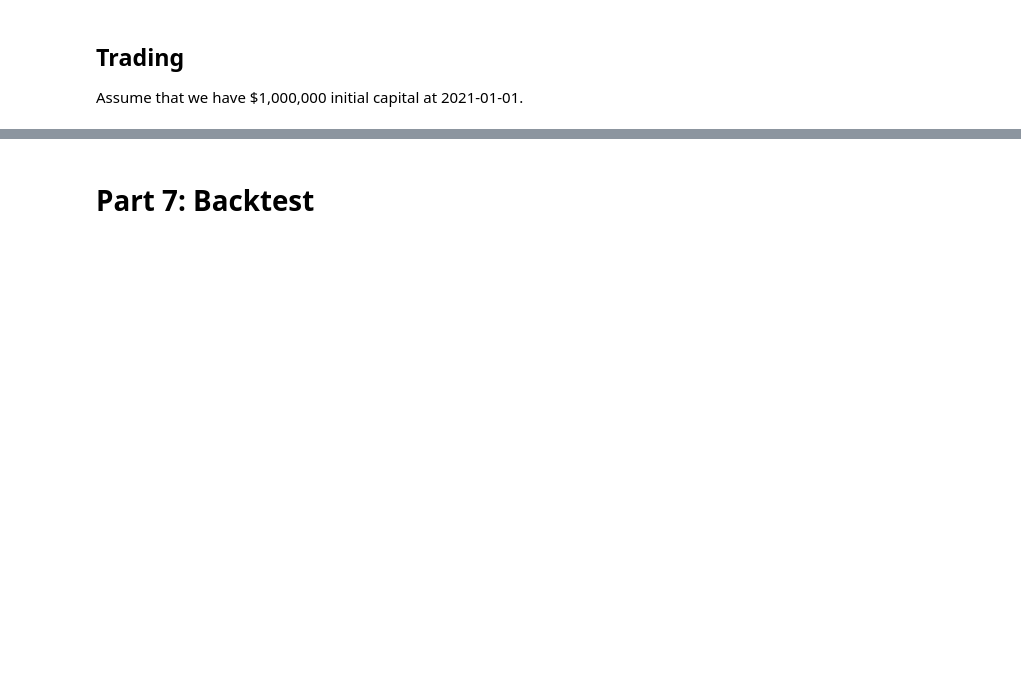
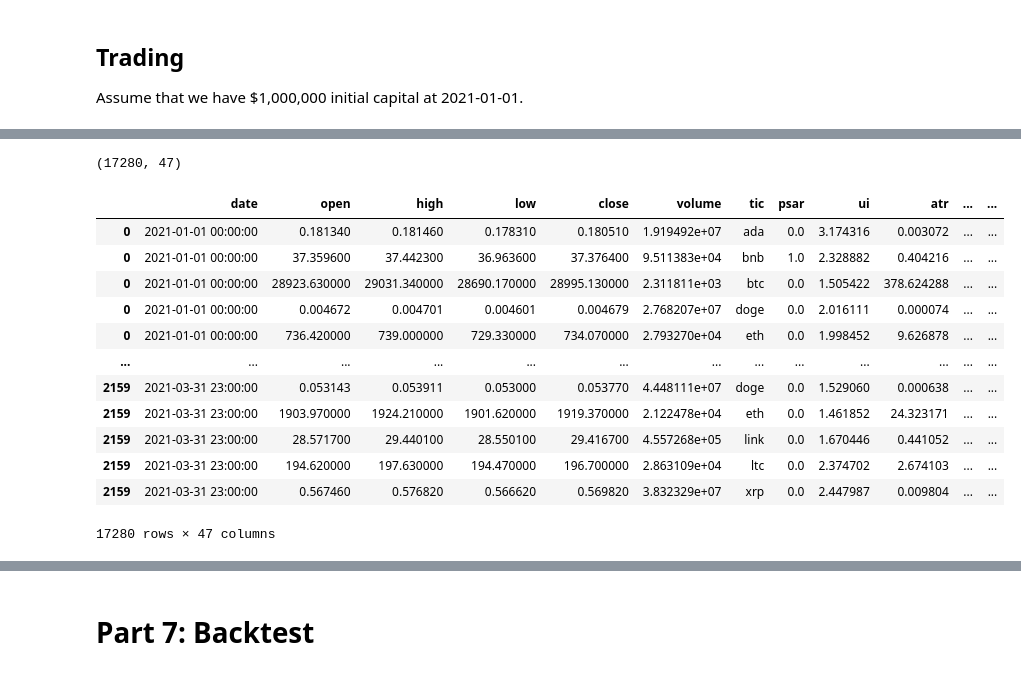
Before and after one commit to Toroi01/TradingRLBot, a Jupyter notebook: main.ipynb, the cells around one changed output, grey strips where cells are left out. Cells and saved outputs as stored; diff of their text form; code cells hidden in the pictures; blank space fills up the shorter version.

```diff
--- a/main.ipynb
+++ b/main.ipynb
@@ -160,5 +274,5 @@ trained_a2c = agent.train_model(model=model_a2c,
 ## Trading
 Assume that we have $1,000,000 initial capital at 2021-01-01.
 # %%
-trade = data_split(df,config.START_TEST_DATE, config.END_DATE)
-e_trade_gym = CustomTradingEnv(df = trade, **env_kwargs)
+trade_dqn = data_split(df,config.START_TEST_DATE, config.END_DATE)
+e_trade_gym_dqn = CustomTradingEnv(df = trade_dqn, **env_kwargs_singleticker)
@@ -177,0 +286,20 @@ allocation_values
+# %%
+trade_a2c.shape
+# %% [output]
+(17280, 47)
+# %%
+trade_dqn
+# %% [output]
+|  | date | open | high | low | close | volume | tic | psar | ui | atr | ... | ... |
+| 0 | 2021-01-01 00:00:00 | 0.181340 | 0.181460 | 0.178310 | 0.180510 | 1.919492e+07 | ada | 0.0 | 3.174316 | 0.003072 | ... | ... |
+| 0 | 2021-01-01 00:00:00 | 37.359600 | 37.442300 | 36.963600 | 37.376400 | 9.511383e+04 | bnb | 1.0 | 2.328882 | 0.404216 | ... | ... |
+| 0 | 2021-01-01 00:00:00 | 28923.630000 | 29031.340000 | 28690.170000 | 28995.130000 | 2.311811e+03 | btc | 0.0 | 1.505422 | 378.624288 | ... | ... |
+| 0 | 2021-01-01 00:00:00 | 0.004672 | 0.004701 | 0.004601 | 0.004679 | 2.768207e+07 | doge | 0.0 | 2.016111 | 0.000074 | ... | ... |
+| 0 | 2021-01-01 00:00:00 | 736.420000 | 739.000000 | 729.330000 | 734.070000 | 2.793270e+04 | eth | 0.0 | 1.998452 | 9.626878 | ... | ... |
+| ... | ... | ... | ... | ... | ... | ... | ... | ... | ... | ... | ... | ... |
+| 2159 | 2021-03-31 23:00:00 | 0.053143 | 0.053911 | 0.053000 | 0.053770 | 4.448111e+07 | doge | 0.0 | 1.529060 | 0.000638 | ... | ... |
+| 2159 | 2021-03-31 23:00:00 | 1903.970000 | 1924.210000 | 1901.620000 | 1919.370000 | 2.122478e+04 | eth | 0.0 | 1.461852 | 24.323171 | ... | ... |
+| 2159 | 2021-03-31 23:00:00 | 28.571700 | 29.440100 | 28.550100 | 29.416700 | 4.557268e+05 | link | 0.0 | 1.670446 | 0.441052 | ... | ... |
+| 2159 | 2021-03-31 23:00:00 | 194.620000 | 197.630000 | 194.470000 | 196.700000 | 2.863109e+04 | ltc | 0.0 | 2.374702 | 2.674103 | ... | ... |
+| 2159 | 2021-03-31 23:00:00 | 0.567460 | 0.576820 | 0.566620 | 0.569820 | 3.832329e+07 | xrp | 0.0 | 2.447987 | 0.009804 | ... | ... |
+17280 rows × 47 columns
```
Also changed, not shown: parts of 36 cells of this notebook.
